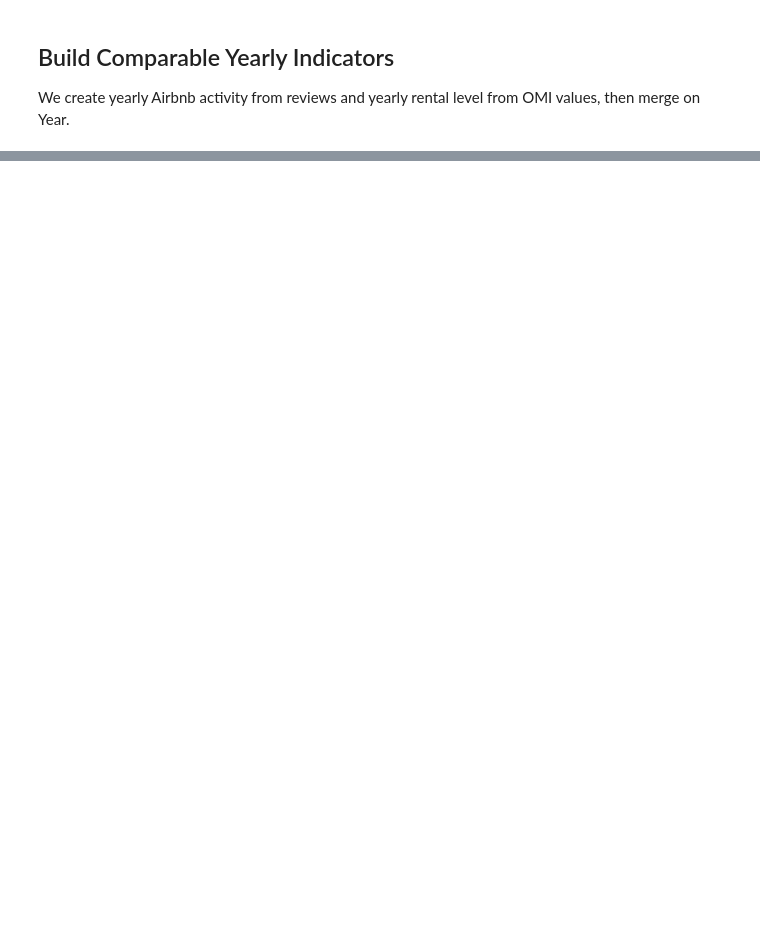
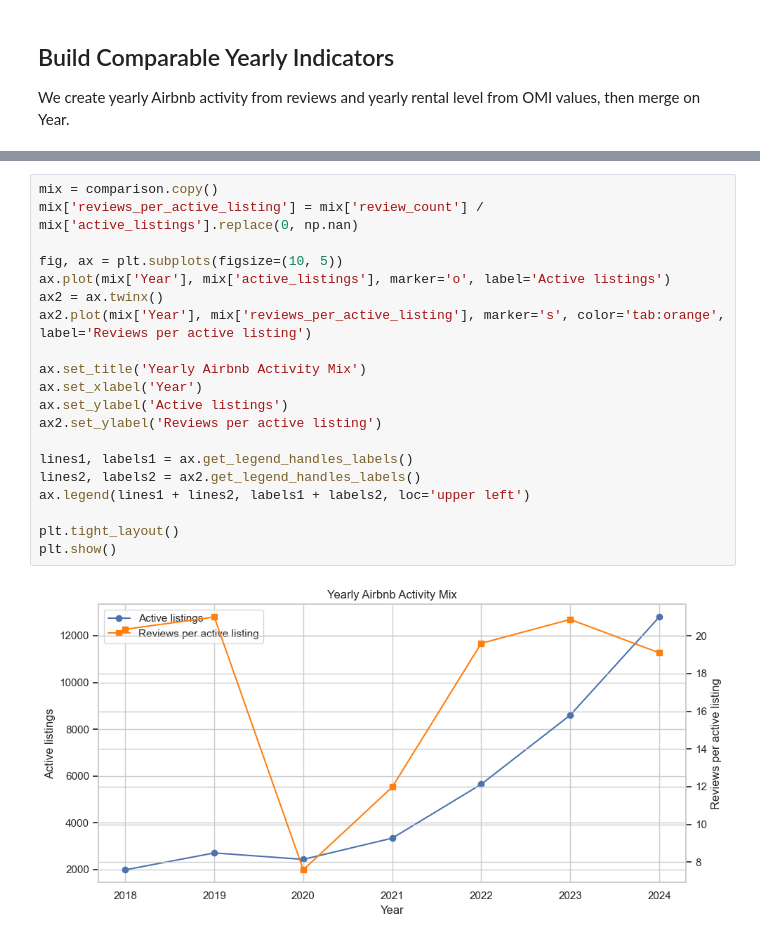
Before and after one commit to Mturco3/Data-Visualization-2026, a Jupyter notebook: cross_comparison_start.ipynb, the cells around one changed output, grey strips where cells are left out. Drawn from its saved outputs; the diff is of its cells as text; blank space fills up the shorter version.

```diff
--- a/cross_comparison_start.ipynb
+++ b/cross_comparison_start.ipynb
@@ -76,0 +100,22 @@ plt.show()
+# %%
+mix = comparison.copy()
+mix['reviews_per_active_listing'] = mix['review_count'] / mix['active_listings'].replace(0, np.nan)
+
+fig, ax = plt.subplots(figsize=(10, 5))
+ax.plot(mix['Year'], mix['active_listings'], marker='o', label='Active listings')
+ax2 = ax.twinx()
+ax2.plot(mix['Year'], mix['reviews_per_active_listing'], marker='s', color='tab:orange', label='Reviews per active listing')
+
+ax.set_title('Yearly Airbnb Activity Mix')
+ax.set_xlabel('Year')
+ax.set_ylabel('Active listings')
+ax2.set_ylabel('Reviews per active listing')
+
+lines1, labels1 = ax.get_legend_handles_labels()
+lines2, labels2 = ax2.get_legend_handles_labels()
+ax.legend(lines1 + lines2, labels1 + labels2, loc='upper left')
+
+plt.tight_layout()
+plt.show()
+# %% [output]
+[figure, added]
```
Also changed, not shown: parts of 8 cells of this notebook.
